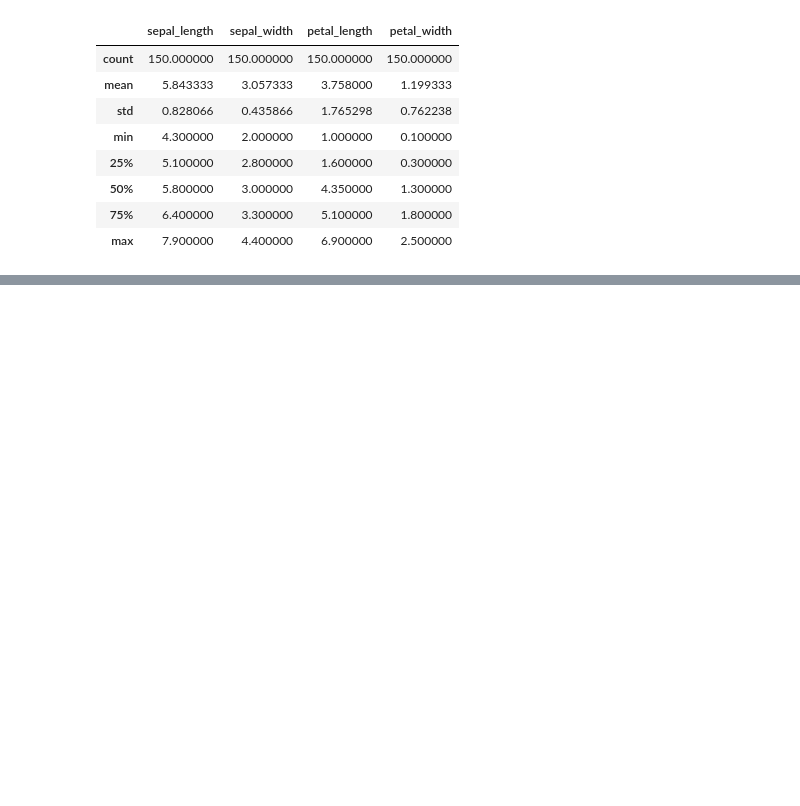
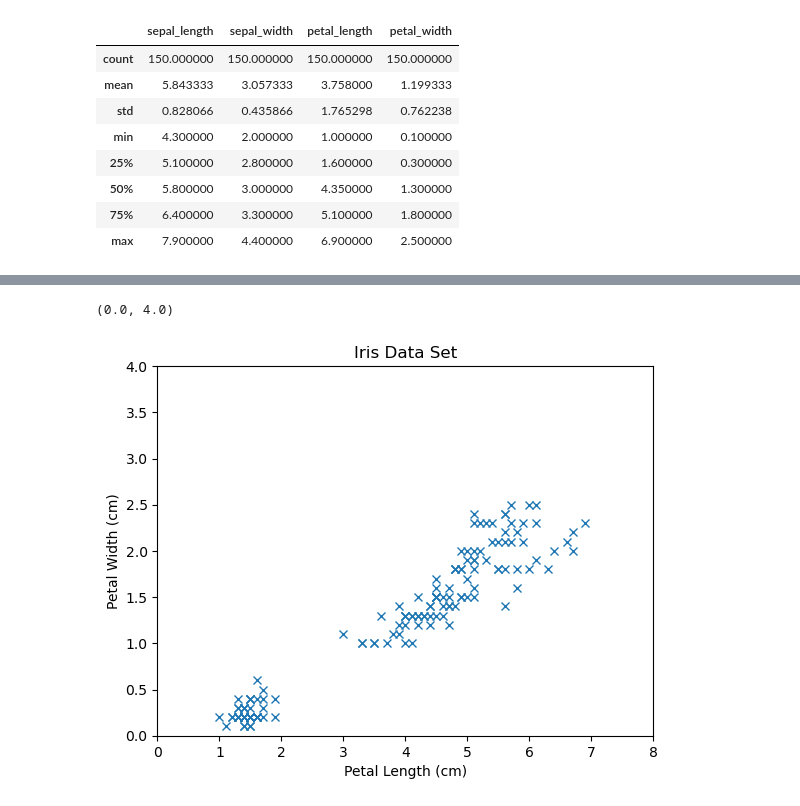
Before and after one commit to dvdgeroconnell/PODA-coursework, a Jupyter notebook: iris.ipynb, the cells around one changed output, grey strips where cells are left out. Cells and saved outputs as stored; diff of their text form; code cells hidden in the pictures; blank space fills up the shorter version.

```diff
--- a/iris.ipynb
+++ b/iris.ipynb
@@ -60,0 +73,7 @@ df.describe()
+# %%
+# Get just the petal lengths
+plen = df['petal_length']
+# Each column of a data frame is a data series - plen is the latter
+print(type(plen))
+# Get the numpy array - more basic than pandas data frames (spreadsheet) or data series (column)
+plen.to_numpy()
@@ -60,0 +94,3 @@ df.describe()
+# %%
+pwidth = df['petal_width'].to_numpy()
+pwidth
@@ -60,0 +110,22 @@ df.describe()
+# %%
+# Plot plen and pwidth against each other - simple plot to start with
+plt.plot(plen, pwidth, 'x')
+#plt.plot(plen, pwidth, 'x', scalex=0.5, scaley = 0.5)
+# Axis labels and Title
+plt.xlabel('Petal Length (cm)')
+plt.ylabel('Petal Width (cm)')
+plt.title('Iris Data Set')
+
+# Change the x-axis limits
+plt.xlim(0,8)
+
+# Change the y-axis limits
+plt.ylim(0,4)
+
+# There's no need for plt.show() because Jupyter is set up to do that already.
+
+# Note this is a stateful approach as the library is remembering things between calls to the plot function
+# That's why we can follow up the plot command with axis, label and title function calls...
+# %% [output]
+(0.0, 4.0)
+[figure, added]
```
Also changed, not shown: parts of 17 cells of this notebook, 1 other file.
